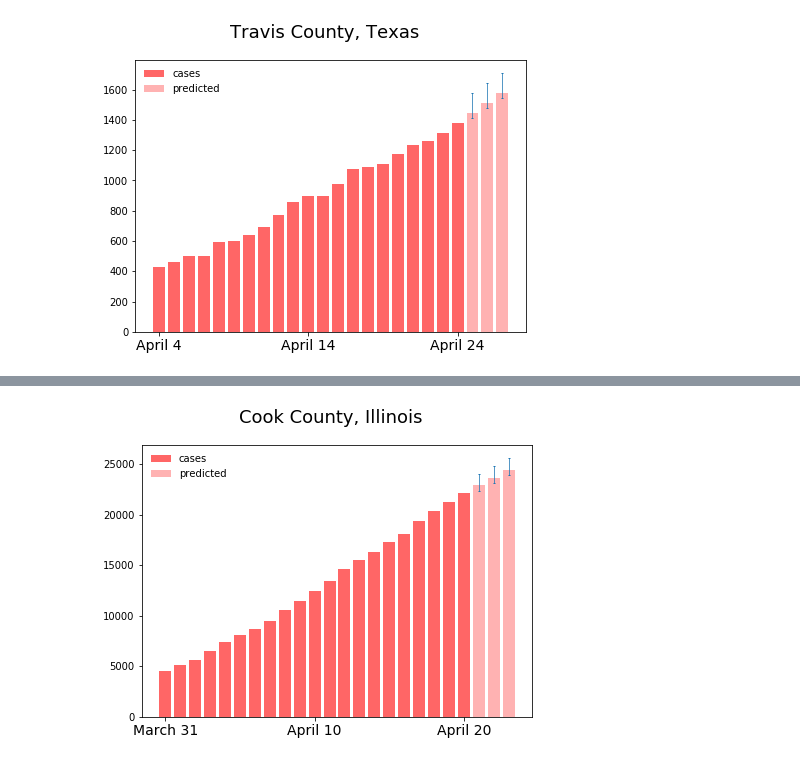
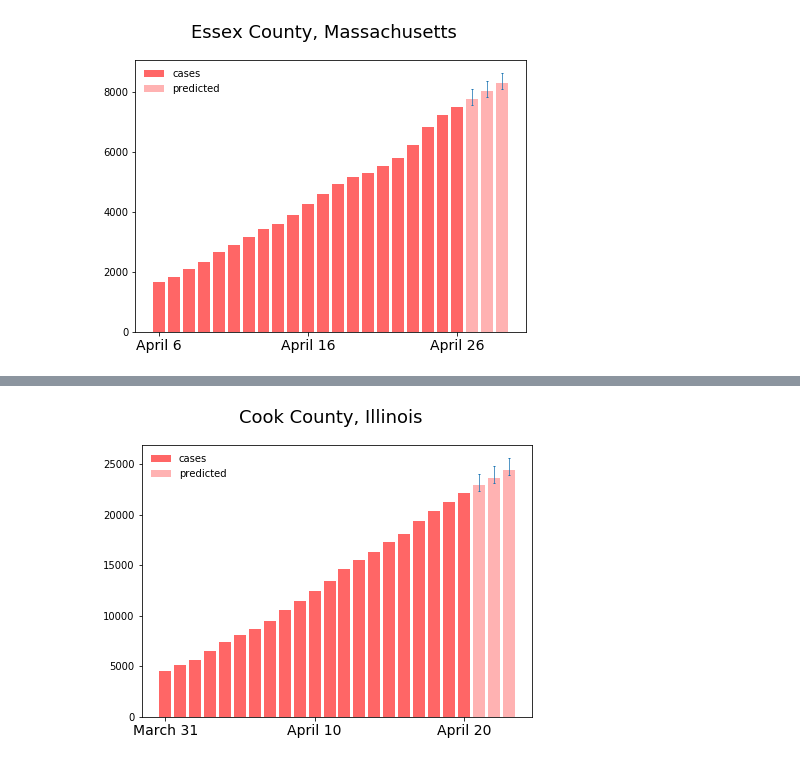
Before and after one commit to jdlafferty/covid-19, a Jupyter notebook: plot-predictions.ipynb, the cells around one changed output, grey strips where cells are left out. Drawn from its saved outputs; the diff is of its cells as text; code cells hidden in the pictures.

```diff
--- a/plot-predictions.ipynb
+++ b/plot-predictions.ipynb
@@ -9,7 +14,7 @@ cvd_predict.df[cvd_predict.df['county']=='New Haven']
 # %%
-_ = cvd_predict.plot_predictions_for_addr('Austin, TX', show=True)
+_ = cvd_predict.plot_predictions_for_addr('Groveland, MA', show=True)
 # %% [output]
-[figure, old version]
+[figure, new version]
 # %%
 _ = cvd_predict.plot_predictions_for_addr('Stamford, CT', savePath='.', show=True)
 _ = cvd_predict.plot_predictions_for_addr('New Haven, CT', savePath='.', show=True)
```
Also changed, not shown: parts of 3 cells of this notebook, 1 other file.
